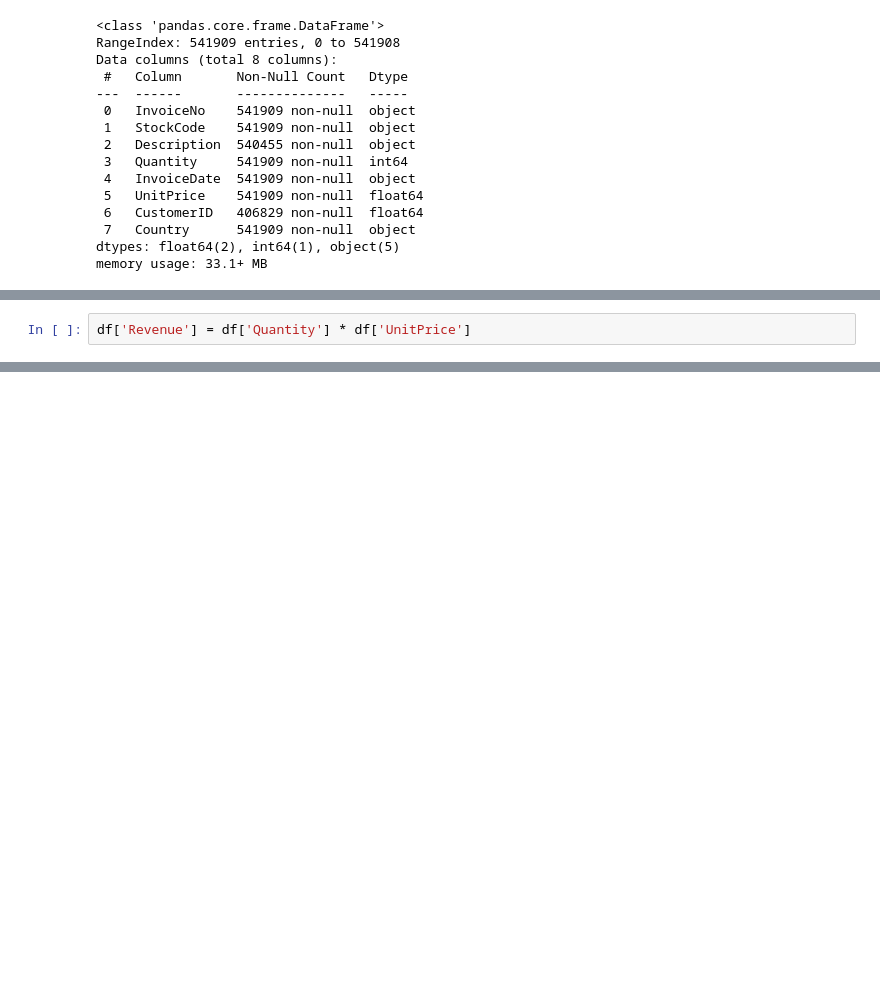
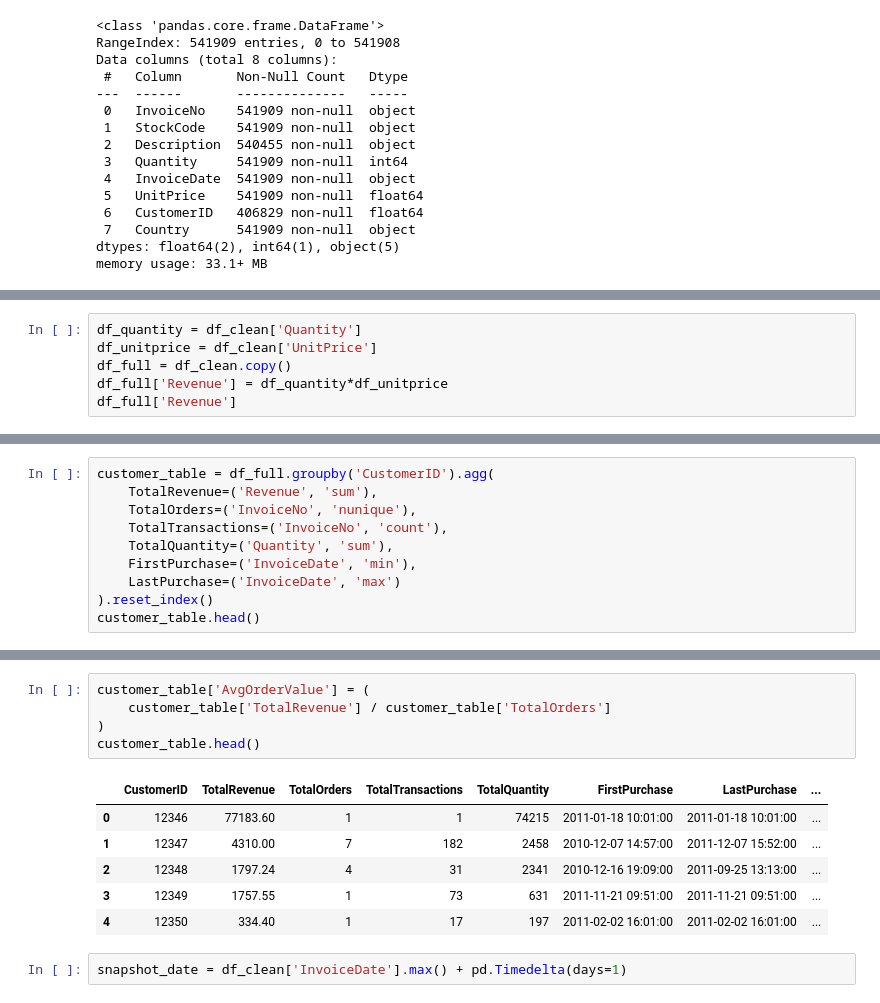
Before and after one commit to patrykraj/sales-analysis, a Jupyter notebook: sales-analysis.ipynb, the cells around one changed output, grey strips where cells are left out. Drawn from its saved outputs; the diff is of its cells as text; blank space fills up the shorter version.

Commit message:
Clean data

```diff
--- a/sales-analysis.ipynb
+++ b/sales-analysis.ipynb
@@ -94,2 +79,0 @@ Index(['InvoiceNo', 'StockCode', 'Description', 'Quantity', 'InvoiceDate',
-# %%
-df['Revenue'] = df['Quantity'] * df['UnitPrice']
@@ -121,0 +103,6 @@ np.float64(8911407.904)
+# %%
+df_quantity = df_clean['Quantity']
+df_unitprice = df_clean['UnitPrice']
+df_full = df_clean.copy()
+df_full['Revenue'] = df_quantity*df_unitprice
+df_full['Revenue']
@@ -121,0 +128,10 @@ np.float64(8911407.904)
+# %%
+customer_table = df_full.groupby('CustomerID').agg(
+    TotalRevenue=('Revenue', 'sum'),
+    TotalOrders=('InvoiceNo', 'nunique'),
+    TotalTransactions=('InvoiceNo', 'count'),
+    TotalQuantity=('Quantity', 'sum'),
+    FirstPurchase=('InvoiceDate', 'min'),
+    LastPurchase=('InvoiceDate', 'max')
+).reset_index()
+customer_table.head()
@@ -121,0 +145,14 @@ np.float64(8911407.904)
+# %%
+customer_table['AvgOrderValue'] = (
+    customer_table['TotalRevenue'] / customer_table['TotalOrders']
+)
+customer_table.head()
+# %% [output]
+|  | CustomerID | TotalRevenue | TotalOrders | TotalTransactions | TotalQuantity | FirstPurchase | LastPurchase | ... |
+| 0 | 12346 | 77183.60 | 1 | 1 | 74215 | 2011-01-18 10:01:00 | 2011-01-18 10:01:00 | ... |
+| 1 | 12347 | 4310.00 | 7 | 182 | 2458 | 2010-12-07 14:57:00 | 2011-12-07 15:52:00 | ... |
+| 2 | 12348 | 1797.24 | 4 | 31 | 2341 | 2010-12-16 19:09:00 | 2011-09-25 13:13:00 | ... |
+| 3 | 12349 | 1757.55 | 1 | 73 | 631 | 2011-11-21 09:51:00 | 2011-11-21 09:51:00 | ... |
+| 4 | 12350 | 334.40 | 1 | 17 | 197 | 2011-02-02 16:01:00 | 2011-02-02 16:01:00 | ... |
+# %%
+snapshot_date = df_clean['InvoiceDate'].max() + pd.Timedelta(days=1)
```
Also changed, not shown: parts of 33 cells of this notebook.
